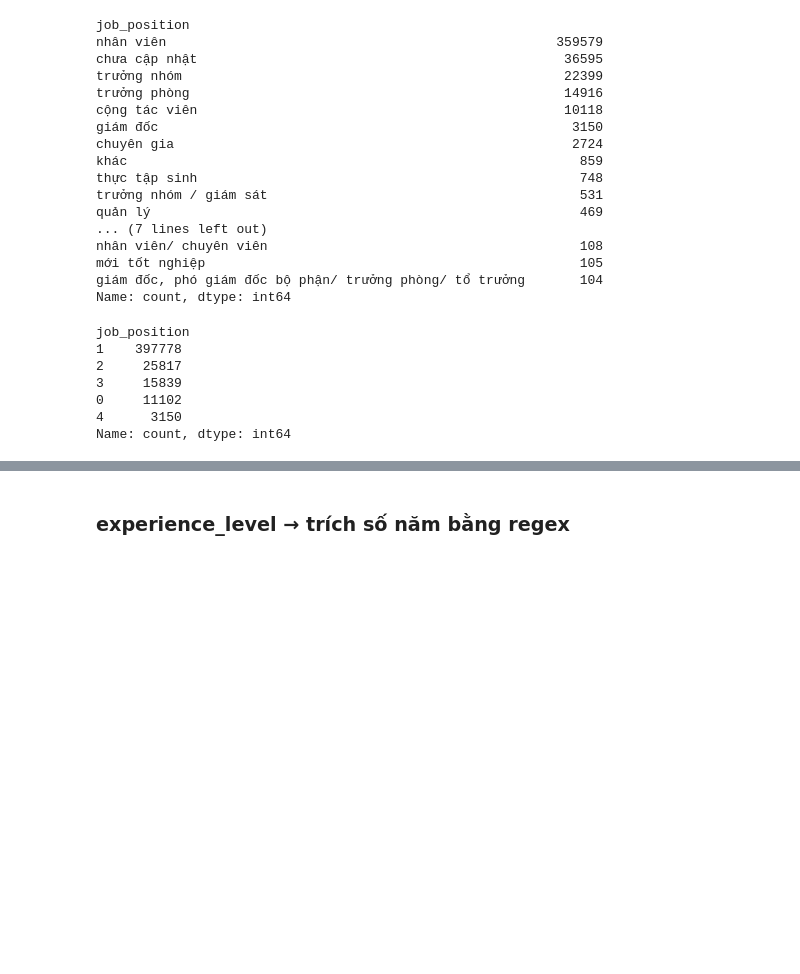
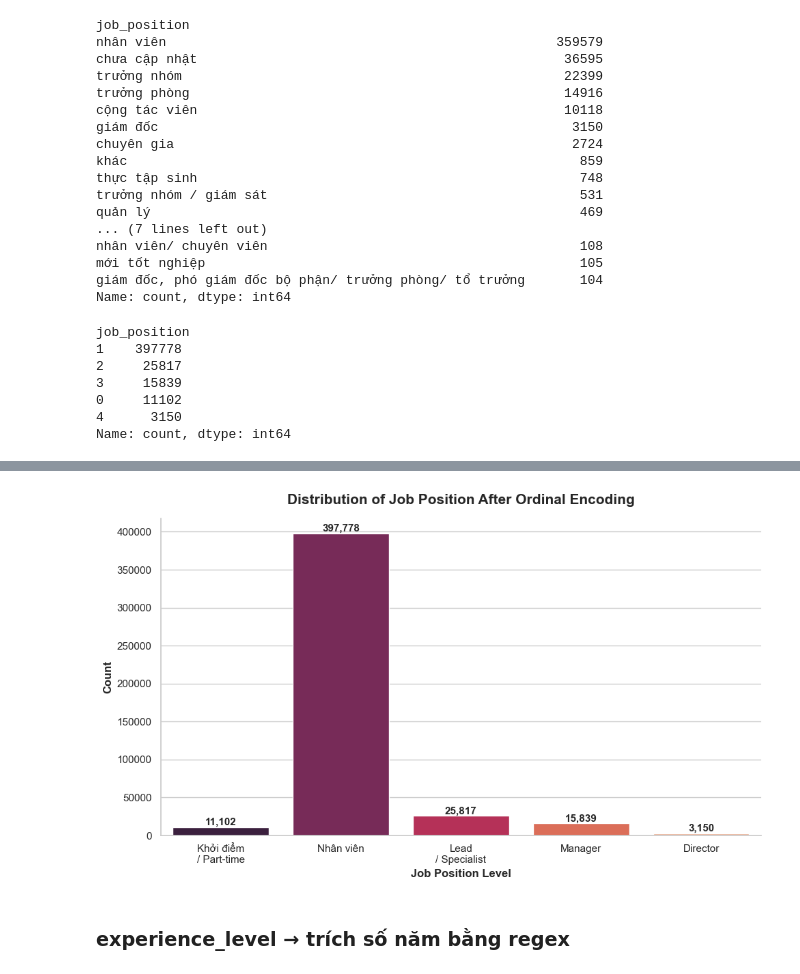
Before and after one commit to VietNamCombatZ/Salary-clustering, a Jupyter notebook: notebook/03_feature_engineering.ipynb, the cells around one changed output, grey strips where cells are left out. Drawn from its saved outputs; the diff is of its cells as text; code cells hidden in the pictures; blank space fills up the shorter version.

```diff
--- a/notebook/03_feature_engineering.ipynb
+++ b/notebook/03_feature_engineering.ipynb
@@ -178,3 +255,91 @@ job_position
 0     11102
 4      3150
 Name: count, dtype: int64
+# %%
+import matplotlib.pyplot as plt
+import seaborn as sns
+import pandas as pd
+
+# =========================
+# 1. Mapping label cho dễ đọc
+# =========================
+pos_labels = {
+    0: 'Khởi điểm\n/ Part-time',
+    1: 'Nhân viên',
+    2: 'Lead\n/ Specialist',
+    3: 'Manager',
+    4: 'Director'
+}
+
+# =========================
+# 2. Đếm dữ liệu từ cột gốc
+# =========================
+pos_counts = Train['job_position'].value_counts().sort_index()
+
+# Tạo DataFrame xuất CSV
+pos_df = pd.DataFrame({
+    'job_position': pos_counts.index,
+    'label': [pos_labels[i] for i in pos_counts.index],
+    'count': pos_counts.values,
+    'percentage': (pos_counts.values / pos_counts.sum() * 100).round(2)
+})
+
+# Xuất CSV
+pos_df.to_csv('job_position_distribution.csv', index=False, encoding='utf-8-sig')
+
+print("Đã lưu file: job_position_distribution.csv")
+display(pos_df)
+
+# =========================
+# 3. Tạo data để vẽ
+# =========================
+plot_data = Train.copy()
+plot_data['job_position_label'] = plot_data['job_position'].map(pos_labels)
+
+order = [pos_labels[i] for i in sorted(pos_labels.keys())]
+
+# =========================
+# 4. Vẽ biểu đồ
+# =========================
+sns.set_theme(style="whitegrid")
+palette = sns.color_palette("rocket", n_colors=5)
+
+fig, ax = plt.subplots(figsize=(10, 6))
+
+sns.countplot(
+    data=plot_data,
+    x='job_position_label',
+    order=order,
+    palette=palette,
+    ax=ax
+)
+
+# Hiển thị số lượng trên cột
+for p in ax.patches:
+    ax.annotate(
+        f'{int(p.get_height()):,}',
+        (p.get_x() + p.get_width()/2, p.get_height()),
+        ha='center',
+        va='bottom',
+        fontsize=11,
+        fontweight='bold'
+    )
+
+# Styling
+ax.set_title(
+    'Distribution of Job Position After Ordinal Encoding',
+    fontsize=15,
+    fontweight='bold',
+    pad=15
+)
+ax.set_xlabel('Job Position Level', fontsize=12, fontweight='bold')
+ax.set_ylabel('Count', fontsize=12, fontweight='bold')
+
+plt.xticks(fontsize=11)
+plt.yticks(fontsize=11)
+
+sns.despine()
+
+plt.tight_layout()
+plt.show()
+# %% [output]
@@ -181,3 +356,4 @@ Name: count, dtype: int64
+[figure, added]
 # %% [markdown]
 ### experience_level → trích số năm bằng regex
 # %%
```
Also changed, not shown: parts of 8 cells of this notebook.
